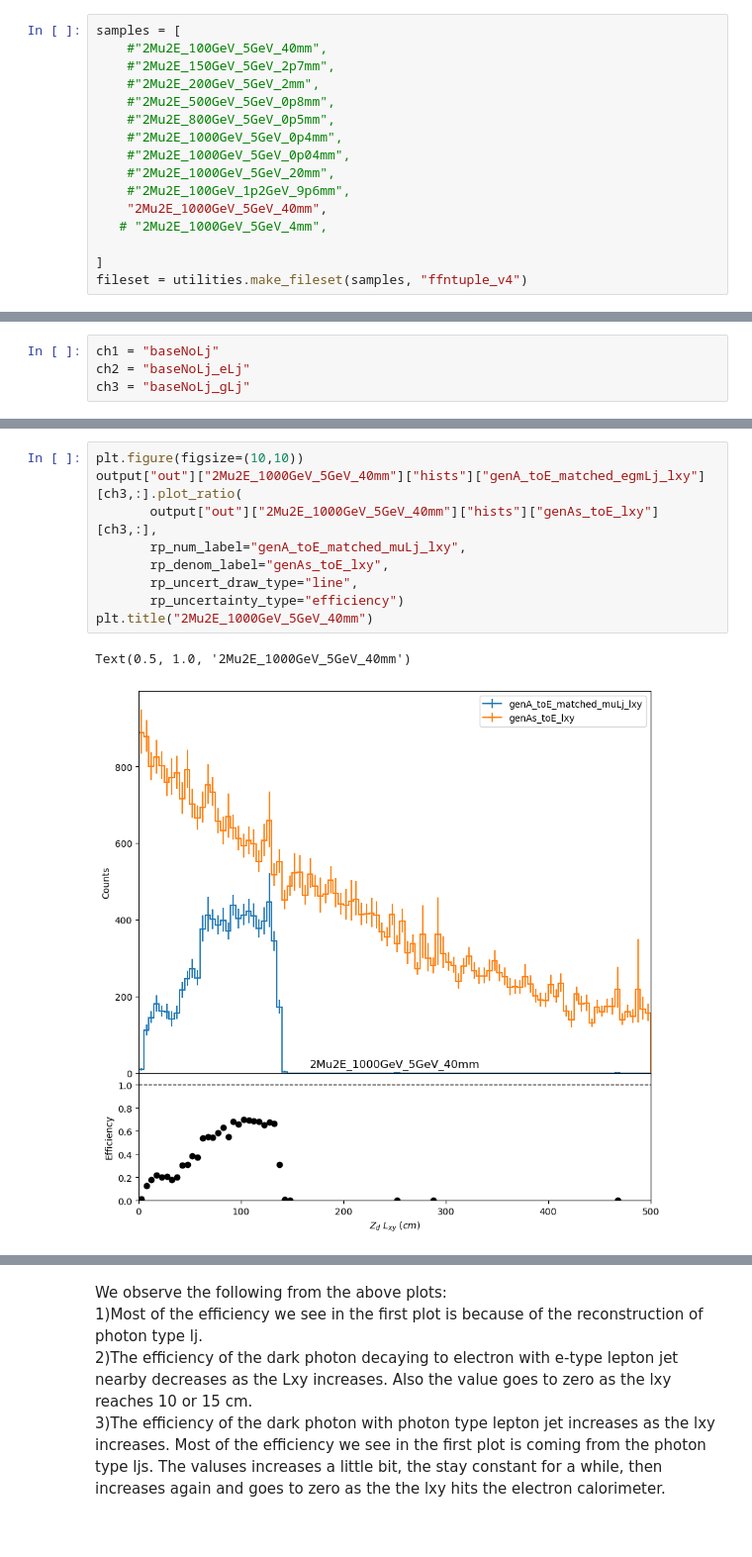
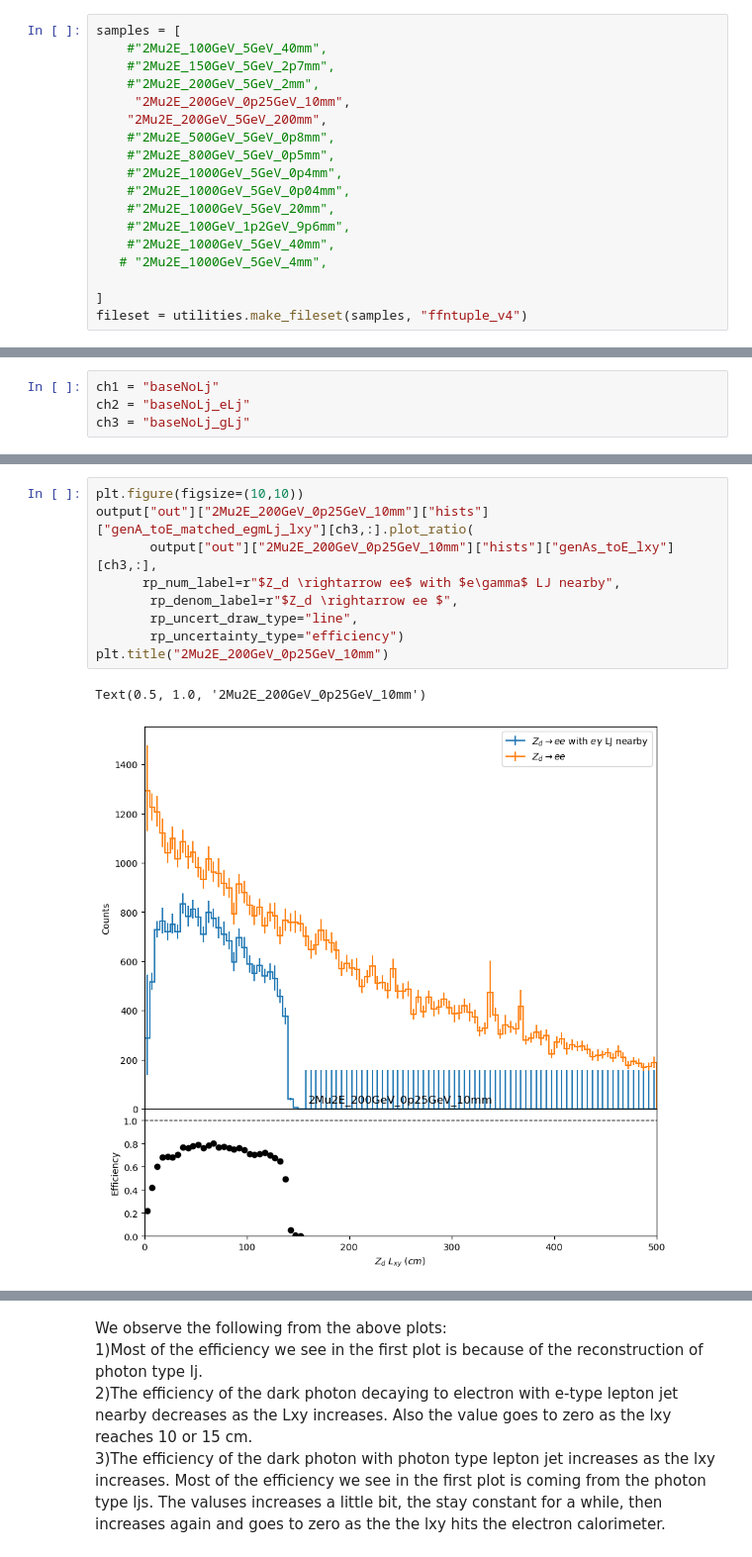
Before and after one commit to yfv2ev/SIDM, a Jupyter notebook: sidm/studies/darkPhotonLxyEffiEorGLj.ipynb, the cells around one changed output, grey strips where cells are left out. Shown at 99% size. Saved outputs shown, nothing was run; the diff lists cells and outputs as text.

Commit message:
Changed the root files to plot the lepton jet reco efficiency. We are considering both higly collimated and least collimated

```diff
--- a/sidm/studies/darkPhotonLxyEffiEorGLj.ipynb
+++ b/sidm/studies/darkPhotonLxyEffiEorGLj.ipynb
@@ -27,13 +27,15 @@ samples = [
     #"2Mu2E_100GeV_5GeV_40mm",
     #"2Mu2E_150GeV_5GeV_2p7mm",
     #"2Mu2E_200GeV_5GeV_2mm",
+     "2Mu2E_200GeV_0p25GeV_10mm",
+    "2Mu2E_200GeV_5GeV_200mm",
     #"2Mu2E_500GeV_5GeV_0p8mm",
     #"2Mu2E_800GeV_5GeV_0p5mm",
     #"2Mu2E_1000GeV_5GeV_0p4mm",
     #"2Mu2E_1000GeV_5GeV_0p04mm",
     #"2Mu2E_1000GeV_5GeV_20mm",
     #"2Mu2E_100GeV_1p2GeV_9p6mm",
-    "2Mu2E_1000GeV_5GeV_40mm",
+    #"2Mu2E_1000GeV_5GeV_40mm",
    # "2Mu2E_1000GeV_5GeV_4mm",
 
 ]
@@ -103,12 +107,12 @@ Text(0.5, 1.0, '2Mu2E_1000GeV_5GeV_40mm')
 # %%
 plt.figure(figsize=(10,10))
-output["out"]["2Mu2E_1000GeV_5GeV_40mm"]["hists"]["genA_toE_matched_egmLj_lxy"][ch3,:].plot_ratio(
-       output["out"]["2Mu2E_1000GeV_5GeV_40mm"]["hists"]["genAs_toE_lxy"][ch3,:],
-       rp_num_label="genA_toE_matched_muLj_lxy",
-       rp_denom_label="genAs_toE_lxy",
+output["out"]["2Mu2E_200GeV_0p25GeV_10mm"]["hists"]["genA_toE_matched_egmLj_lxy"][ch3,:].plot_ratio(
+       output["out"]["2Mu2E_200GeV_0p25GeV_10mm"]["hists"]["genAs_toE_lxy"][ch3,:],
+      rp_num_label=r"$Z_d \rightarrow ee$ with $e\gamma$ LJ nearby",
+       rp_denom_label=r"$Z_d \rightarrow ee $",
        rp_uncert_draw_type="line",
        rp_uncertainty_type="efficiency")
-plt.title("2Mu2E_1000GeV_5GeV_40mm")
+plt.title("2Mu2E_200GeV_0p25GeV_10mm")
 # %% [output]
-Text(0.5, 1.0, '2Mu2E_1000GeV_5GeV_40mm')
+Text(0.5, 1.0, '2Mu2E_200GeV_0p25GeV_10mm')
-[figure, old version]
+[figure, new version]
```
Also changed, not shown: parts of 7 cells of this notebook.
